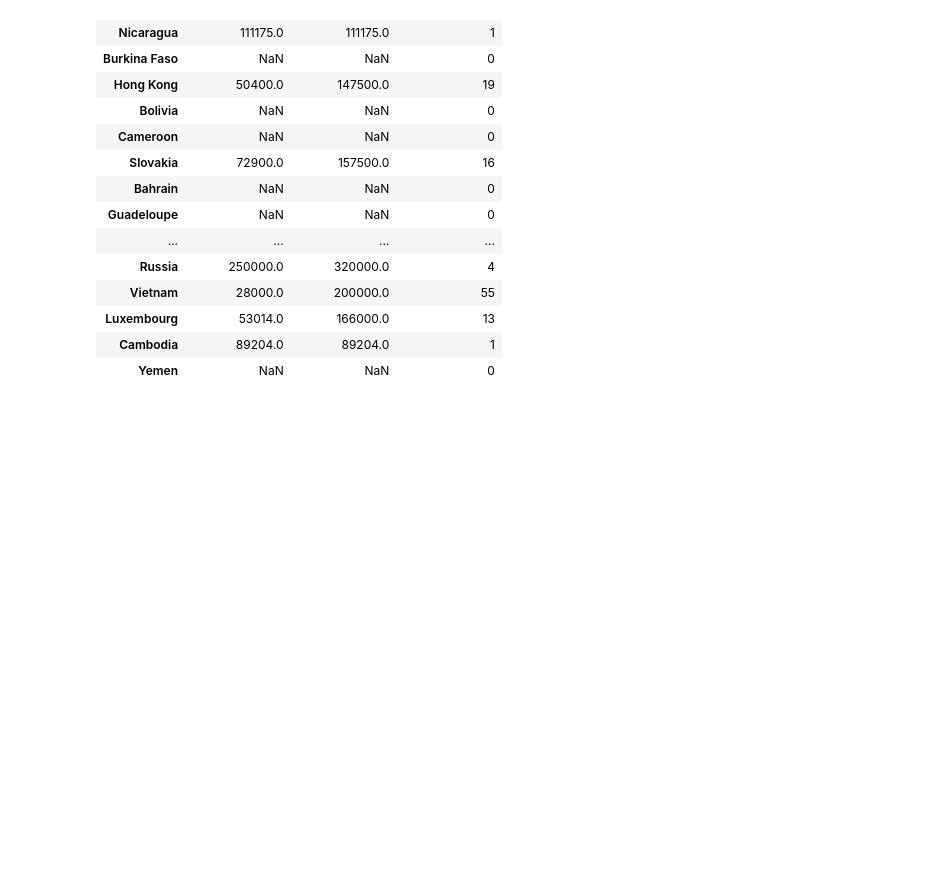
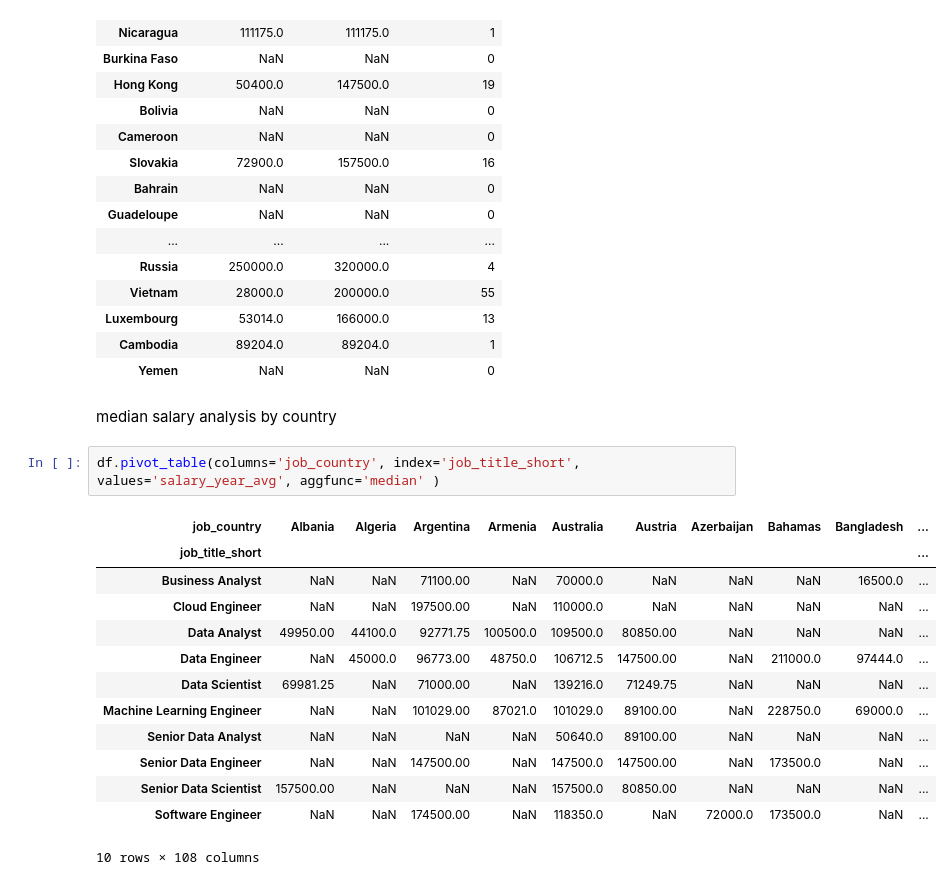
Before and after one commit to dateenbee2442/PYTHON_CORE_TOPICS, a Jupyter notebook: ADVANCE_LEVEL/Panda_Accessing_Data.ipynb, the cells around one changed output. Cells and saved outputs as stored; diff of their text form; blank space fills up the shorter version.

Commit message:
finding mean by country

```diff
--- a/ADVANCE_LEVEL/Panda_Accessing_Data.ipynb
+++ b/ADVANCE_LEVEL/Panda_Accessing_Data.ipynb
@@ -461,3 +461,21 @@ countries.sample(20)
 | Luxembourg | 53014.0 | 166000.0 | 13 |
 | Cambodia | 89204.0 | 89204.0 | 1 |
 | Yemen | NaN | NaN | 0 |
+# %% [markdown]
+median salary analysis by country
+# %%
+df.pivot_table(columns='job_country', index='job_title_short', values='salary_year_avg', aggfunc='median' )
+# %% [output]
+| job_country | Albania | Algeria | Argentina | Armenia | Australia | Austria | Azerbaijan | Bahamas | Bangladesh | ... |
+| job_title_short |  |  |  |  |  |  |  |  |  | ... |
+| Business Analyst | NaN | NaN | 71100.00 | NaN | 70000.0 | NaN | NaN | NaN | 16500.0 | ... |
+| Cloud Engineer | NaN | NaN | 197500.00 | NaN | 110000.0 | NaN | NaN | NaN | NaN | ... |
+| Data Analyst | 49950.00 | 44100.0 | 92771.75 | 100500.0 | 109500.0 | 80850.00 | NaN | NaN | NaN | ... |
+| Data Engineer | NaN | 45000.0 | 96773.00 | 48750.0 | 106712.5 | 147500.00 | NaN | 211000.0 | 97444.0 | ... |
+| Data Scientist | 69981.25 | NaN | 71000.00 | NaN | 139216.0 | 71249.75 | NaN | NaN | NaN | ... |
+| Machine Learning Engineer | NaN | NaN | 101029.00 | 87021.0 | 101029.0 | 89100.00 | NaN | 228750.0 | 69000.0 | ... |
+| Senior Data Analyst | NaN | NaN | NaN | NaN | 50640.0 | 89100.00 | NaN | NaN | NaN | ... |
+| Senior Data Engineer | NaN | NaN | 147500.00 | NaN | 147500.0 | 147500.00 | NaN | 173500.0 | NaN | ... |
+| Senior Data Scientist | 157500.00 | NaN | NaN | NaN | 157500.0 | 80850.00 | NaN | NaN | NaN | ... |
+| Software Engineer | NaN | NaN | 174500.00 | NaN | 118350.0 | NaN | 72000.0 | 173500.0 | NaN | ... |
+10 rows × 108 columns
```
